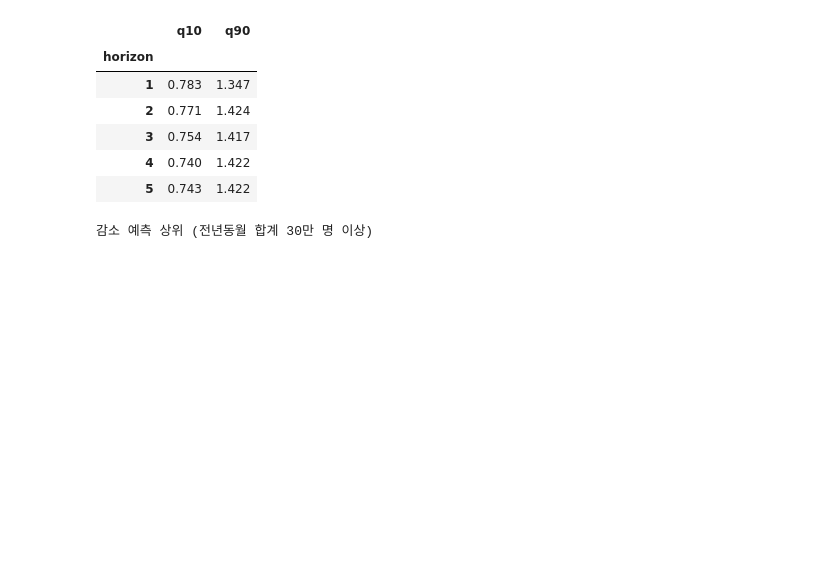
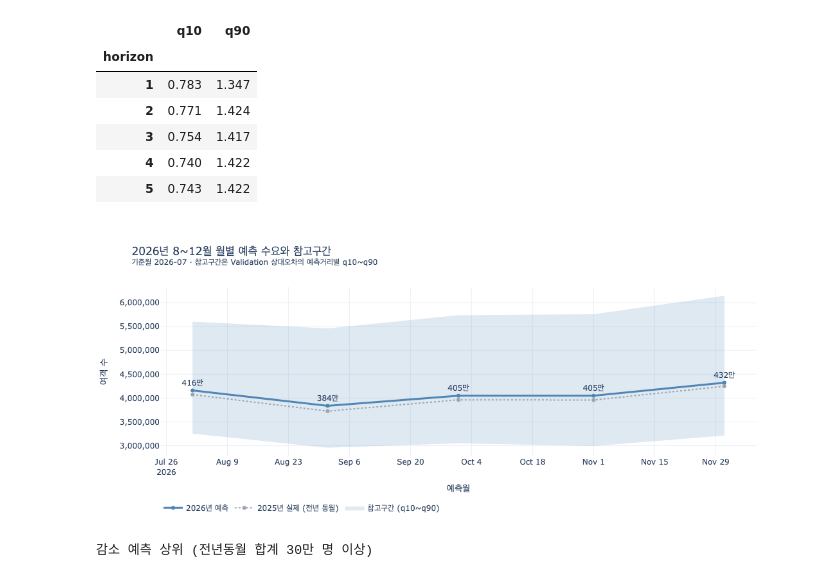
Before and after one commit to kth530/korea_outbound_travel_analysis, a Jupyter notebook: notebooks/05_demand_forecast.ipynb, the cells around one changed output. Drawn from its saved outputs; the diff is of its cells as text; code cells hidden in the pictures; blank space fills up the shorter version.

```diff
--- a/notebooks/05_demand_forecast.ipynb
+++ b/notebooks/05_demand_forecast.ipynb
@@ -29,6 +29,8 @@ from pathlib import Path
 import os, re, sys
 import numpy as np
 import pandas as pd
+import plotly.express as px
+import plotly.graph_objects as go
 from dotenv import load_dotenv
 from sqlalchemy import create_engine, text
 from sqlalchemy.engine import URL
@@ -39,6 +41,8 @@ if ROOT.name == 'notebooks':
 load_dotenv(ROOT / '.env')
 sys.path.insert(0, str(ROOT / 'scripts'))
 import feature_layer as fl                      # as-of-origin 피처 레이어(누수 통제)
+
+PLOTLY_TEMPLATE = 'plotly_white'
 
 SQL_FILE = ROOT / 'sql' / '05_demand_forecast.sql'
 LEGACY_HOLDOUT = ROOT / 'data' / 'legacy_holdout_2026.csv'
@@ -1533,6 +1537,38 @@ display(qtab.round(3))
 | 3 | 0.754 | 1.417 |
 | 4 | 0.740 | 1.422 |
 | 5 | 0.743 | 1.422 |
+# %%
+# 차트: 8~12월 월별 예측을 전년 동월 실적·참고구간과 함께 본다.
+month_chart = feat_deploy.groupby('target_period').agg(
+    전년실적=('seasonal_naive_pred', 'sum'), 예측=('pred_final', 'sum'),
+    하한=('lo', 'sum'), 상한=('hi', 'sum')).reset_index()
+month_chart['예측월'] = month_chart['target_period'].astype(str)
+
+fig = go.Figure()
+fig.add_trace(go.Scatter(x=month_chart['예측월'], y=month_chart['상한'],
+                         mode='lines', line={'width': 0},
+                         hoverinfo='skip', showlegend=False))
+fig.add_trace(go.Scatter(x=month_chart['예측월'], y=month_chart['하한'],
+                         name='참고구간 (q10~q90)', mode='lines',
+                         line={'width': 0}, fill='tonexty',
+                         fillcolor='rgba(79,134,181,0.18)'))
+fig.add_trace(go.Scatter(x=month_chart['예측월'], y=month_chart['전년실적'],
+                         name='2025년 실제 (전년 동월)', mode='lines+markers',
+                         line={'color': '#9AA5B1', 'dash': 'dot'}))
+fig.add_trace(go.Scatter(x=month_chart['예측월'], y=month_chart['예측'],
+                         name='2026년 예측', mode='lines+markers+text',
+                         line={'color': '#4F86B5', 'width': 3},
+                         text=month_chart['예측'].map(lambda v: f'{v/1e4:,.0f}만'),
+                         textposition='top center'))
+fig.update_layout(
+    title=('2026년 8~12월 월별 예측 수요와 참고구간'
+           '<br><sup>기준월 2026-07 · 참고구간은 Validation 상대오차의 예측거리별 q10~q90</sup>'),
+    xaxis_title='예측월', yaxis_title='여객 수', yaxis_tickformat=',',
+    template=PLOTLY_TEMPLATE, height=470,
+    legend={'orientation': 'h', 'y': -0.25})
+fig.show(config={'displaylogo': False})
+# %% [output]
+[figure, added]
 # %%
 # 감소 예측의 분해: 최종예측 = B1(전년동월×성장계수) × (1 + Ridge 보정).
 # 두 자릿수 감소가 성장계수와 Ridge 중 어디에서 왔는지 분리한다.
```
Also changed, not shown: parts of 5 cells of this notebook, 5 other files.
